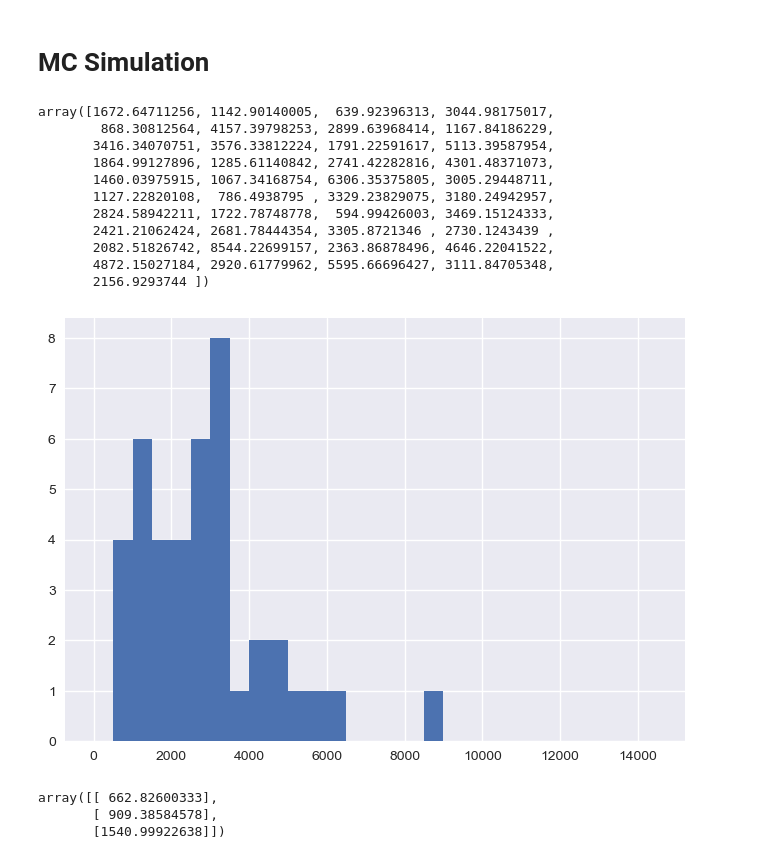
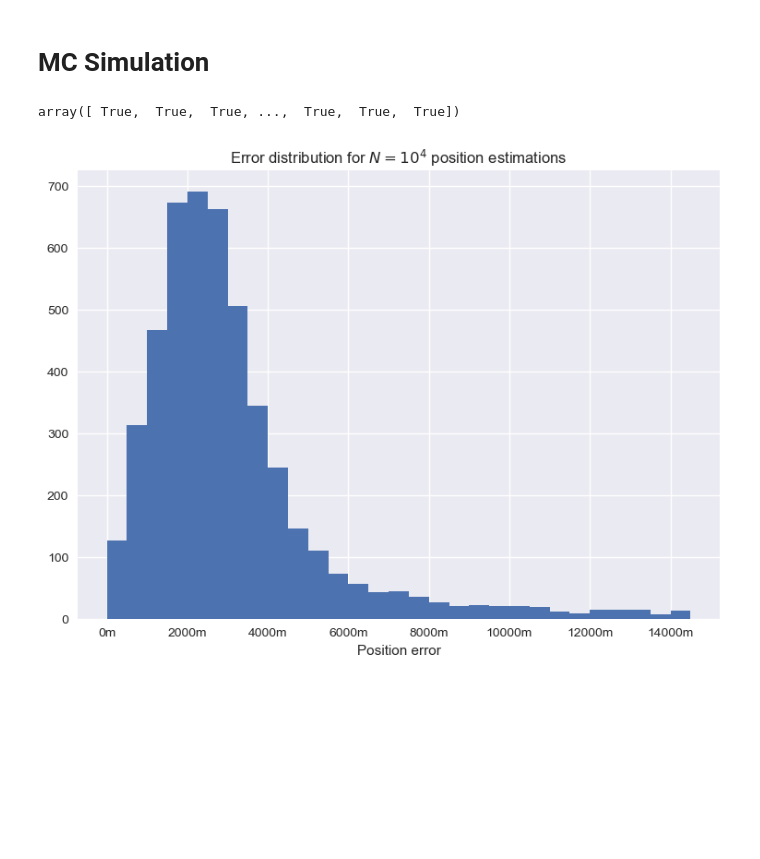
Before and after one commit to wdoppenberg/crater-detection, a Jupyter notebook: notebooks/crater_matching.ipynb, the cells around one changed output. Cells and saved outputs as stored; diff of their text form; code cells hidden in the pictures; blank space fills up the shorter version.

```diff
--- a/notebooks/crater_matching.ipynb
+++ b/notebooks/crater_matching.ipynb
@@ -308,7 +308,7 @@ db = CraterDatabase(lat_cat, long_cat, major_cat, minor_cat, psi_cat, radius=tri
 r_craters_cat = np.array(np.array(spherical_to_cartesian(const.RMOON, lat_cat, long_cat))).T[..., None]
 C_craters_cat = crater_representation(major_cat, minor_cat, psi_cat)
 # %%
-test_size = 100
+test_size = 10000
 resolution = (256, 256)
 
 position_dataset = np.empty((test_size, 3, 1), np.float64)
@@ -368,30 +368,26 @@ for i in range(test_size):
 
     A_craters_noisy = crater_representation(major_det, minor_det, psi_det, *r_craters_det.T)
     if n_det >= 6:
-        est_position_dataset[i] = db.query_position(A_craters_noisy, cam.T, cam.K(), sigma_pix=0.08, batch_size=500, top_n=10)
+        est_position_dataset[i] = db.query_position(A_craters_noisy, cam.T, cam.K(), sigma_pix=0.2, batch_size=100, top_n=100)
     else:
         est_position_dataset[i, ...] = -1
 # %%
+import scipy.stats as stats
+
+plt.rcParams['font.sans-serif'] = ['Georgia']
+plt.style.use('seaborn')
+
 matched_positions = (est_position_dataset[:,0,0] != -1).ravel()
 err = LA.norm(est_position_dataset[matched_positions] - position_dataset[matched_positions], axis=1).ravel()*1000
-plt.hist(err, bins=np.arange(0, 15000, 500))
-err
+
+fig, ax = plt.subplots(figsize=(8, 6))
+
+ax.hist(err, bins=np.arange(0, 15000, 500))
+ax.set_title("Error distribution for $N=10^4$ position estimations")
+ax.set_xlabel("Position error")
+ax.set_ylabel("")
+ax.xaxis.set_major_formatter(ticker.FormatStrFormatter('%.im'))
+err / 1000 < 10
 # %% [output]
-array([1672.64711256, 1142.90140005,  639.92396313, 3044.98175017,
-        868.30812564, 4157.39798253, 2899.63968414, 1167.84186229,
-       3416.34070751, 3576.33812224, 1791.22591617, 5113.39587954,
-       1864.99127896, 1285.61140842, 2741.42282816, 4301.48371073,
-       1460.03975915, 1067.34168754, 6306.35375805, 3005.29448711,
-       1127.22820108,  786.4938795 , 3329.23829075, 3180.24942957,
-       2824.58942211, 1722.78748778,  594.99426003, 3469.15124333,
-       2421.21062424, 2681.78444354, 3305.8721346 , 2730.1243439 ,
-       2082.51826742, 8544.22699157, 2363.86878496, 4646.22041522,
-       4872.15027184, 2920.61779962, 5595.66696427, 3111.84705348,
-       2156.9293744 ])
+array([ True,  True,  True, ...,  True,  True,  True])
-[figure, old version]
+[figure, new version]
-# %%
-cam.r
-# %% [output]
-array([[ 662.82600333],
-       [ 909.38584578],
-       [1540.99922638]])
```
Also changed, not shown: parts of 10 cells of this notebook, 1 other file.
